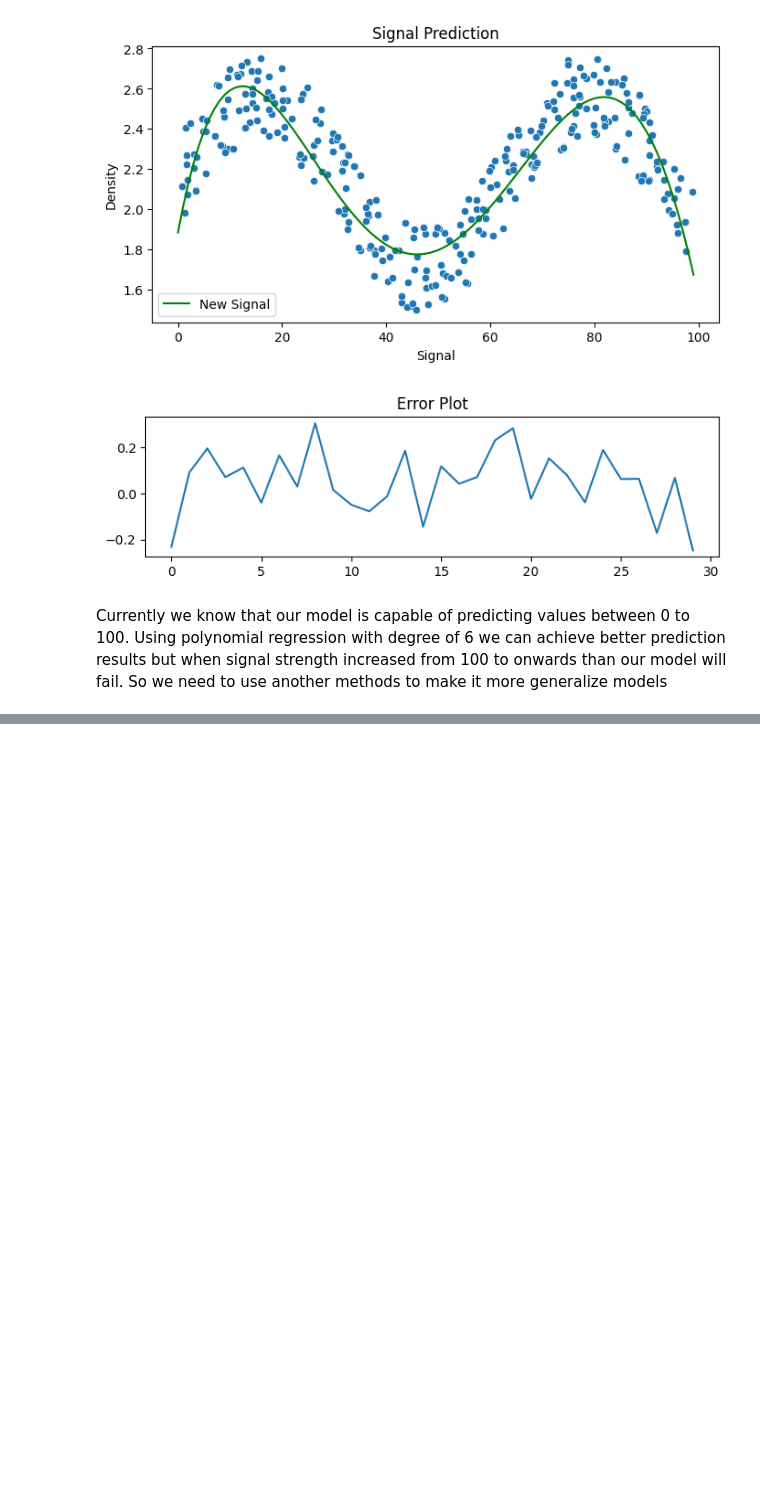
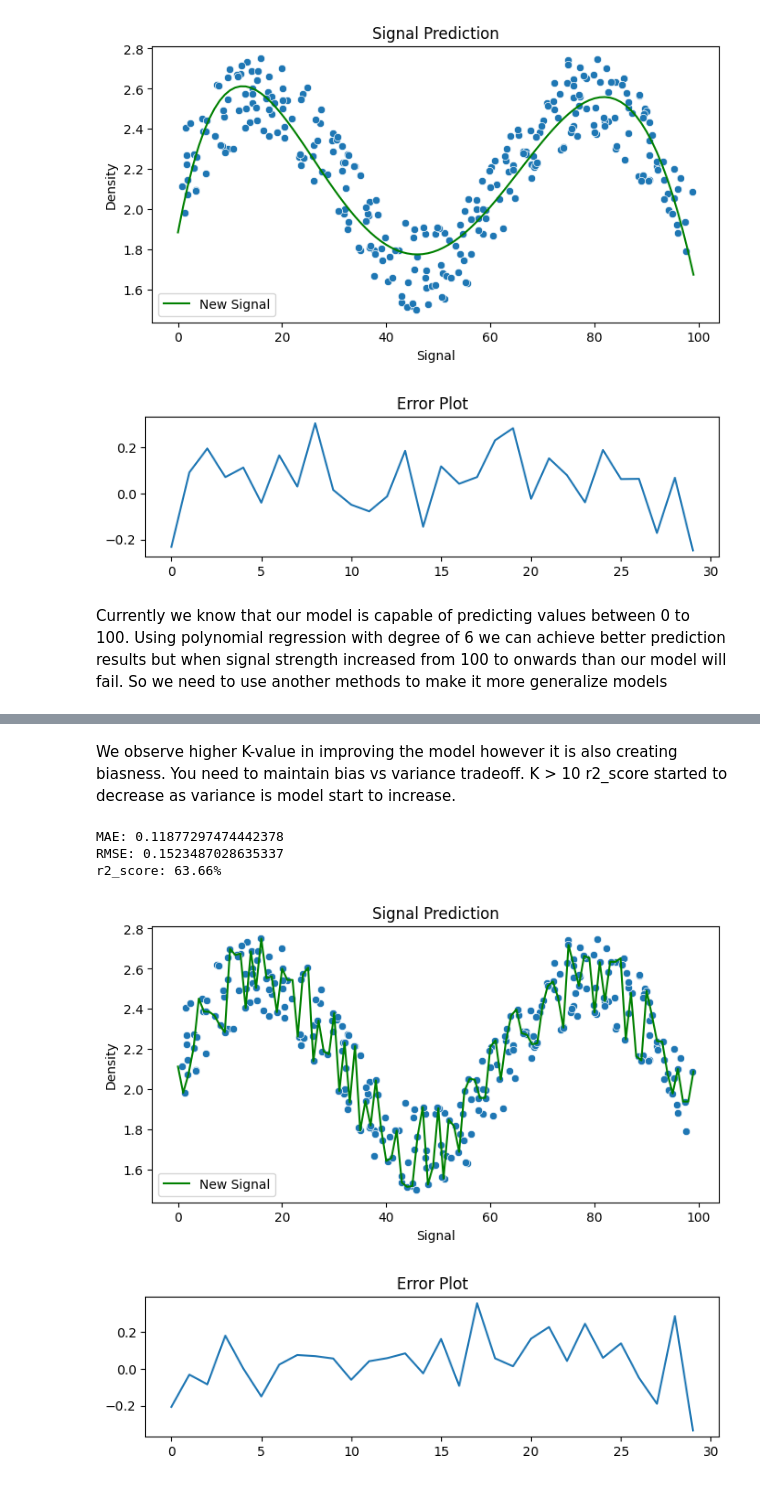
Before and after one commit to MoizAhmed2517/Regression_Projects, a Jupyter notebook: X_ray_signal_to_determine_rock_density.ipynb, the cells around one changed output, grey strips where cells are left out. Drawn from its saved outputs; the diff is of its cells as text; code cells hidden in the pictures; blank space fills up the shorter version.

```diff
--- a/X_ray_signal_to_determine_rock_density.ipynb
+++ b/X_ray_signal_to_determine_rock_density.ipynb
@@ -209,0 +247,12 @@ Currently we know that our model is capable of predicting values between 0 to 10
+# %% [markdown]
+We observe higher K-value in improving the model however it is also creating biasness. You need to maintain bias vs variance tradeoff. K > 10 r2_score started to decrease as variance is model start to increase.
+# %%
+# We have just one feature don't need to worry about hyper parameters as our model will not split and our only feature will be root node no requirement of leaf node
+decsionTree_reg = DecisionTreeRegressor()
+run_model(decsionTree_reg,X_train,y_train,X_test,y_test)
+# %% [output]
+MAE: 0.11877297474442378
+RMSE: 0.1523487028635337
+r2_score: 63.66%
+[figure, added]
+[figure, added]
```
Also changed, not shown: parts of 12 cells of this notebook.
